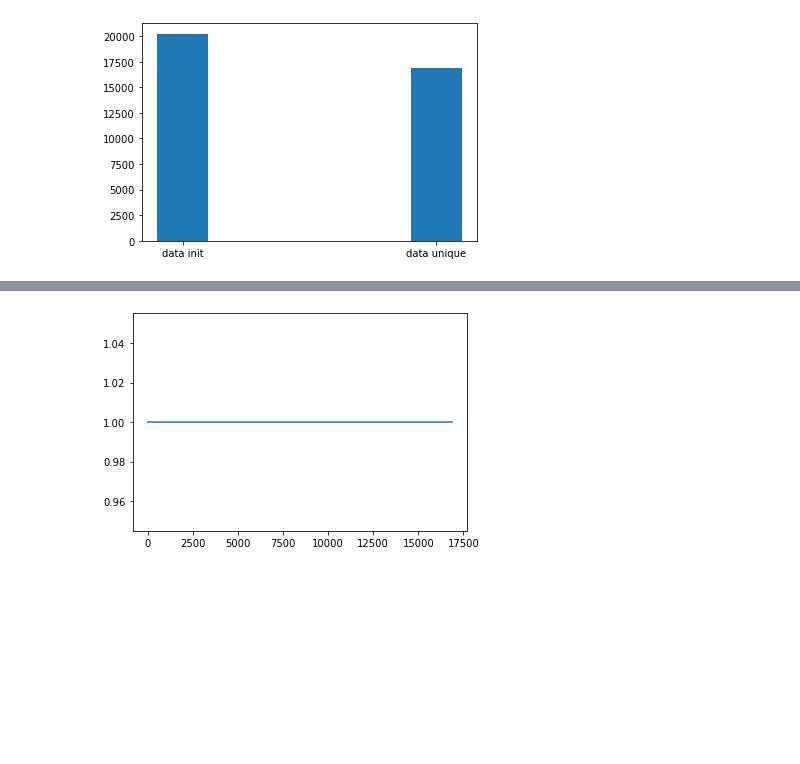
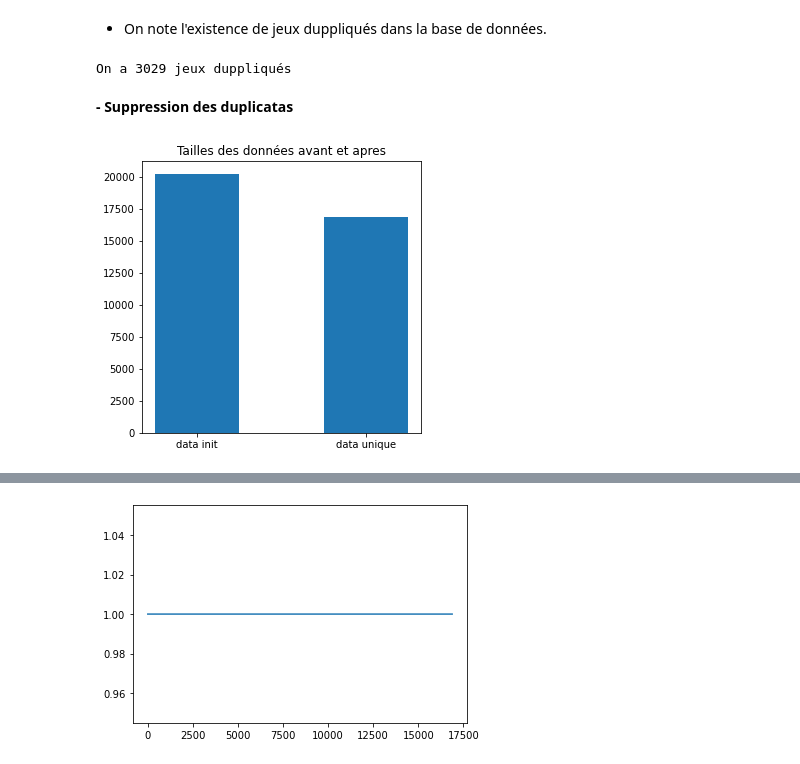
Before and after one commit to Amayas29/review-analysis, a Jupyter notebook: src/data-preprocessing.ipynb, the cells around one changed output, grey strips where cells are left out. Saved outputs shown, nothing was run; the diff lists cells and outputs as text; code cells hidden in the pictures; blank space fills up the shorter version.

```diff
--- a/src/data-preprocessing.ipynb
+++ b/src/data-preprocessing.ipynb
@@ -34 +75,9 @@ On supprime l'attribut `_id` généré par le `scrapping` pour mettre en evidenc
+# %% [markdown]
+- On note l'existence de jeux duppliqués dans la base de données.
+# %%
+print("On a", np.where(uniques_row.values != 1, 1, 0).sum(), "jeux duppliqués")
+# %% [output]
+On a 3029 jeux duppliqués
+# %% [markdown]
+**- Suppression des duplicatas**
 # %%
@@ -38,7 +86,9 @@ df_jeux_up = df_jeux_up.drop_duplicates()
 len_before = len(df_jeux)
 len_after  = len(df_jeux_up)
 # %%
-plt.bar(['data init', 'data unique'], [len_before, len_after], width=0.2)
+plt.figure(figsize=(5, 5))
+plt.bar(['data init', 'data unique'], [len_before, len_after], width=0.5)
+plt.title("Tailles des données avant et apres")
 plt.show()
 # %% [output]
-[figure, old version]
+[figure, new version]
```
Also changed, not shown: parts of 136 cells of this notebook, 4 other files.
